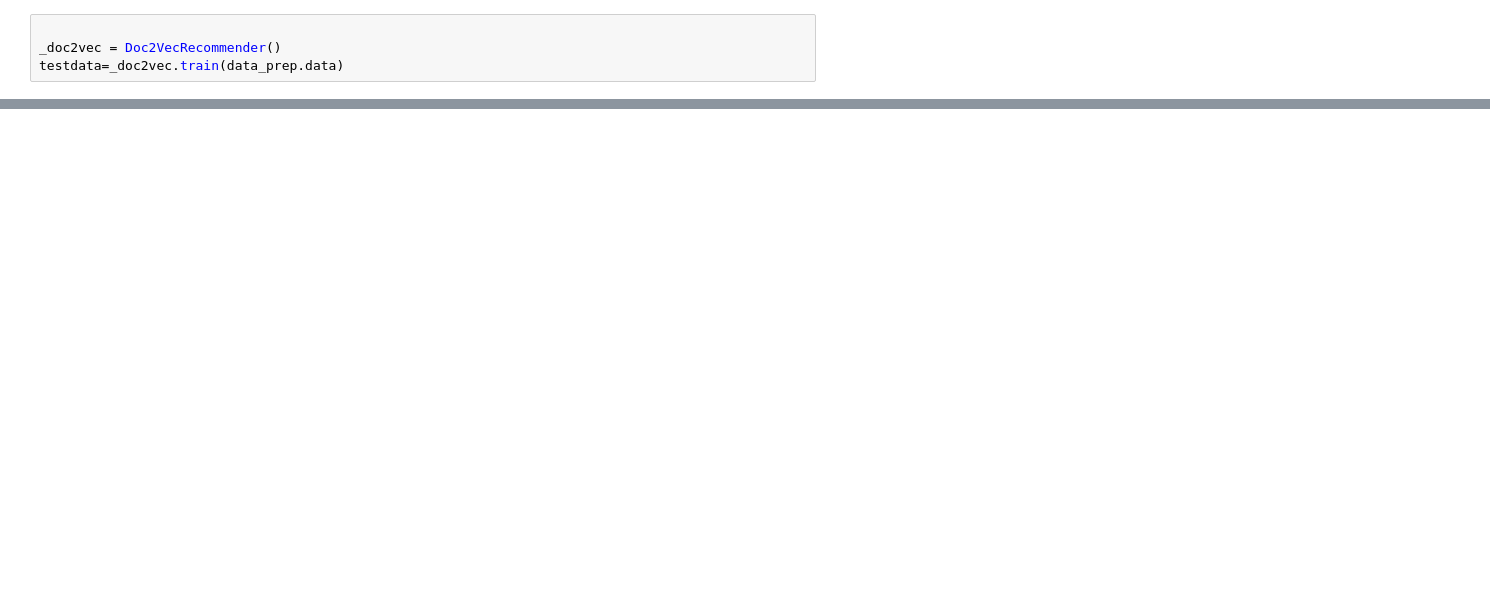
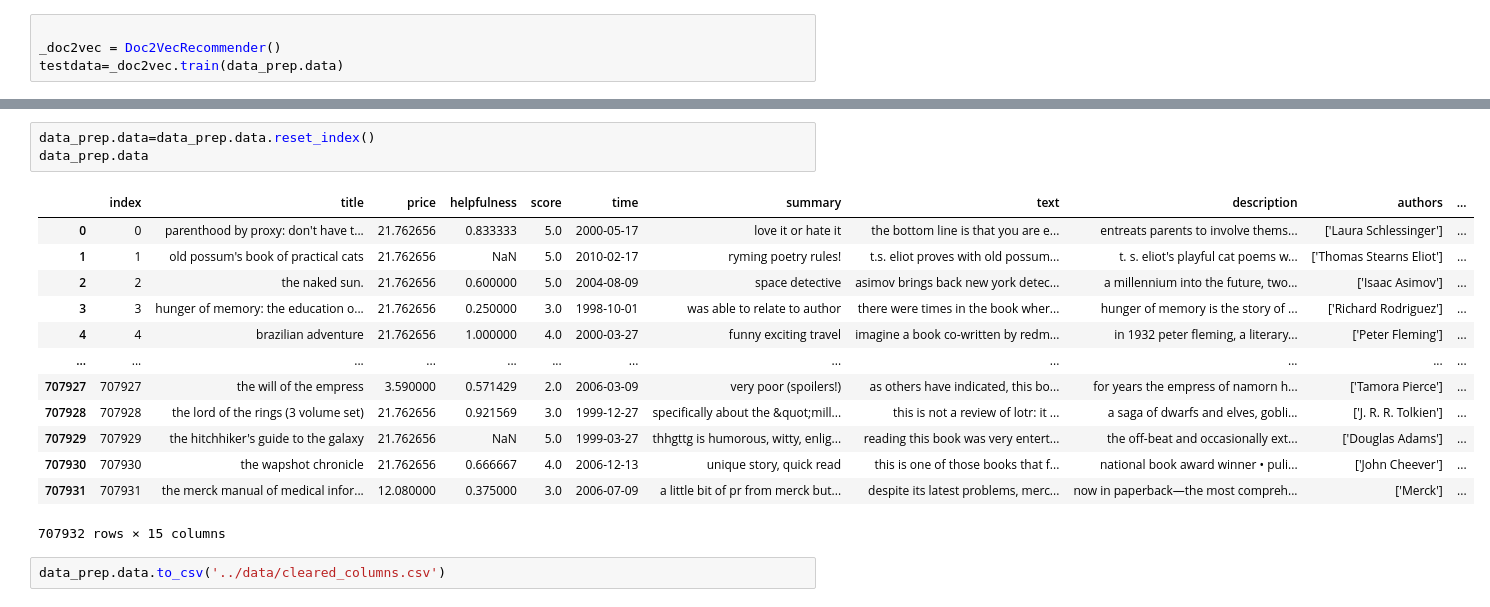
Before and after one commit to alijafarixcs/ds-capstone, a Jupyter notebook: notebooks/Ali_EDA_modeling.ipynb, the cells around one changed output, grey strips where cells are left out. Drawn from its saved outputs; the diff is of its cells as text; blank space fills up the shorter version.

```diff
--- a/notebooks/Ali_EDA_modeling.ipynb
+++ b/notebooks/Ali_EDA_modeling.ipynb
@@ -98,0 +183,19 @@ _doc2vec_load.recommend_by_text(search)
+# %%
+data_prep.data=data_prep.data.reset_index()
+data_prep.data
+# %% [output]
+|  | index | title | price | helpfulness | score | time | summary | text | description | authors | ... |
+| 0 | 0 | parenthood by proxy: don't have t... | 21.762656 | 0.833333 | 5.0 | 2000-05-17 | love it or hate it | the bottom line is that you are e... | entreats parents to involve thems... | ['Laura Schlessinger'] | ... |
+| 1 | 1 | old possum's book of practical cats | 21.762656 | NaN | 5.0 | 2010-02-17 | ryming poetry rules! | t.s. eliot proves with old possum... | t. s. eliot's playful cat poems w... | ['Thomas Stearns Eliot'] | ... |
+| 2 | 2 | the naked sun. | 21.762656 | 0.600000 | 5.0 | 2004-08-09 | space detective | asimov brings back new york detec... | a millennium into the future, two... | ['Isaac Asimov'] | ... |
+| 3 | 3 | hunger of memory: the education o... | 21.762656 | 0.250000 | 3.0 | 1998-10-01 | was able to relate to author | there were times in the book wher... | hunger of memory is the story of ... | ['Richard Rodriguez'] | ... |
+| 4 | 4 | brazilian adventure | 21.762656 | 1.000000 | 4.0 | 2000-03-27 | funny exciting travel | imagine a book co-written by redm... | in 1932 peter fleming, a literary... | ['Peter Fleming'] | ... |
+| ... | ... | ... | ... | ... | ... | ... | ... | ... | ... | ... | ... |
+| 707927 | 707927 | the will of the empress | 3.590000 | 0.571429 | 2.0 | 2006-03-09 | very poor (spoilers!) | as others have indicated, this bo... | for years the empress of namorn h... | ['Tamora Pierce'] | ... |
+| 707928 | 707928 | the lord of the rings (3 volume set) | 21.762656 | 0.921569 | 3.0 | 1999-12-27 | specifically about the &quot;mill... | this is not a review of lotr: it ... | a saga of dwarfs and elves, gobli... | ['J. R. R. Tolkien'] | ... |
+| 707929 | 707929 | the hitchhiker's guide to the galaxy | 21.762656 | NaN | 5.0 | 1999-03-27 | thhgttg is humorous, witty, enlig... | reading this book was very entert... | the off-beat and occasionally ext... | ['Douglas Adams'] | ... |
+| 707930 | 707930 | the wapshot chronicle | 21.762656 | 0.666667 | 4.0 | 2006-12-13 | unique story, quick read | this is one of those books that f... | national book award winner • puli... | ['John Cheever'] | ... |
+| 707931 | 707931 | the merck manual of medical infor... | 12.080000 | 0.375000 | 3.0 | 2006-07-09 | a little bit of pr from merck but... | despite its latest problems, merc... | now in paperback—the most compreh... | ['Merck'] | ... |
+707932 rows × 15 columns
+# %%
+data_prep.data.to_csv('../data/cleared_columns.csv')
```
Also changed, not shown: parts of 22 cells of this notebook, 4 other files.
